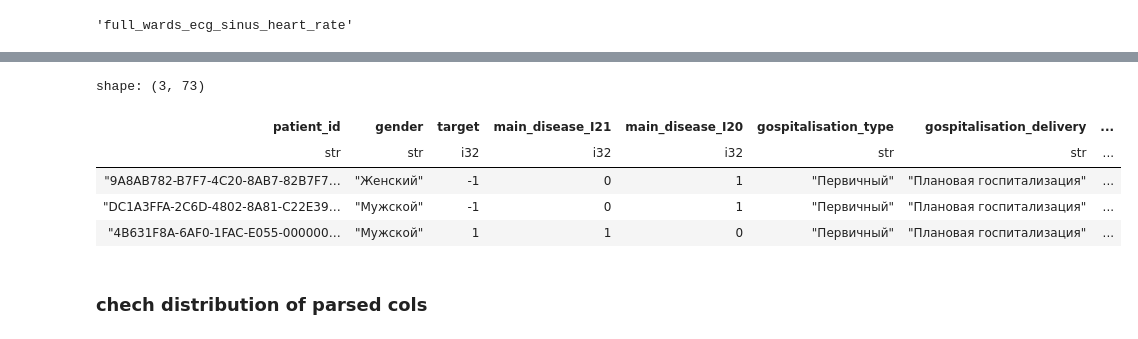
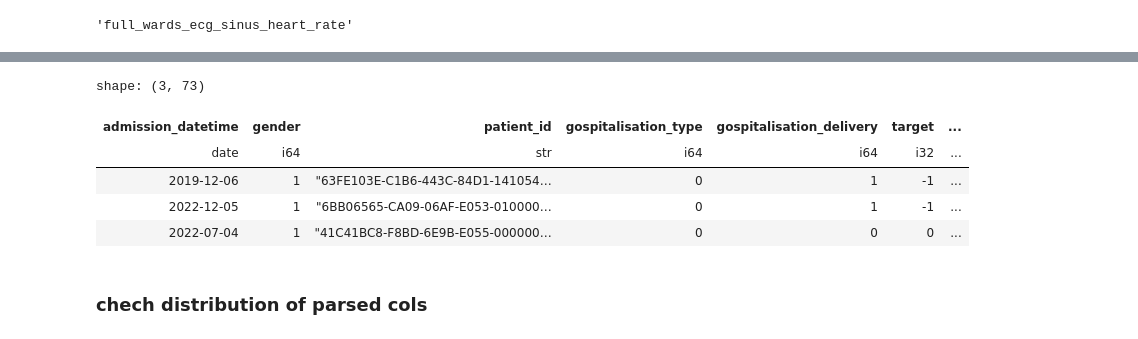
Before and after one commit to KonstantinBurkin/parse-records, a Jupyter notebook: notebooks/7.1_transform_epic_data.ipynb, the cells around one changed output, grey strips where cells are left out. Saved outputs shown, nothing was run; the diff lists cells and outputs as text; code cells hidden in the pictures.

Commit message:
impute data, save processed cols

```diff
--- a/notebooks/7.1_transform_epic_data.ipynb
+++ b/notebooks/7.1_transform_epic_data.ipynb
@@ -941,6 +946,8 @@ cols = [
 ]
 disease_cols_to_keep = list(set(disease_codes_stats.columns) - set(cols))
 labeled_data = labeled_data.drop(cols)
+
+PROCESSED_COLS.extend(disease_cols_to_keep)
 # %% [markdown]
 ### see data
 # %%
@@ -1021,13 +1030,13 @@ labeled_data = labeled_data.with_columns(
     .alias("bmi")
 )
 # %%
-useful_cols.append("bmi")
-useful_cols.pop(useful_cols.index("condition_bmi"))
-useful_cols.pop(useful_cols.index("full_wards_ecg_bmi"))
-useful_cols.pop(useful_cols.index("condition_oxygen_saturation"))
-useful_cols.pop(useful_cols.index("full_wards_ecg_e_a"))
-useful_cols.pop(useful_cols.index("full_wards_ecg_aortic_arch"))
-useful_cols.pop(useful_cols.index("full_wards_ecg_sinus_heart_rate"))
+PROCESSED_COLS.append("bmi")
+PROCESSED_COLS.pop(PROCESSED_COLS.index("condition_bmi"))
+PROCESSED_COLS.pop(PROCESSED_COLS.index("full_wards_ecg_bmi"))
+PROCESSED_COLS.pop(PROCESSED_COLS.index("condition_oxygen_saturation"))
+PROCESSED_COLS.pop(PROCESSED_COLS.index("full_wards_ecg_e_a"))
+PROCESSED_COLS.pop(PROCESSED_COLS.index("full_wards_ecg_aortic_arch"))
+PROCESSED_COLS.pop(PROCESSED_COLS.index("full_wards_ecg_sinus_heart_rate"))
 # %% [output]
 'full_wards_ecg_sinus_heart_rate'
 # %%
@@ -1077,3 +1085,0 @@ shape: (5, 12)
-# %%
-col = "full_wards_ecg_aorta_diameter_valsalva_sinuses"
-# labeled_data[col].unique().head()
@@ -1104,7 +1095,7 @@ cols = [
     "full_wards_ecg_aorta_diameter_valsalva_sinuses",
     "full_wards_ecg_age",
     "full_wards_ecg_heart_rate",
-    "bmi",
+    # "bmi",
 ]
 # %%
 for col in cols:
@@ -1152,13 +1143,13 @@ labeled_data = labeled_data.with_columns(
     .cast(pl.Int64)
 )
 # %%
-labeled_data.select(useful_cols).head(3)
+labeled_data.select(PROCESSED_COLS).head(3)
 # %% [output]
 shape: (3, 73)
-| patient_id | gender | target | main_disease_I21 | main_disease_I20 | gospitalisation_type | gospitalisation_delivery | ... |
-| str | str | i32 | i32 | i32 | str | str | ... |
-| "9A8AB782-B7F7-4C20-8AB7-82B7F7… | "Женский" | -1 | 0 | 1 | "Первичный" | "Плановая госпитализация" | ... |
-| "DC1A3FFA-2C6D-4802-8A81-C22E39… | "Мужской" | -1 | 0 | 1 | "Первичный" | "Плановая госпитализация" | ... |
-| "4B631F8A-6AF0-1FAC-E055-000000… | "Мужской" | 1 | 1 | 0 | "Первичный" | "Плановая госпитализация" | ... |
+| admission_datetime | gender | patient_id | gospitalisation_type | gospitalisation_delivery | target | ... |
+| date | i64 | str | i64 | i64 | i32 | ... |
+| 2019-12-06 | 1 | "63FE103E-C1B6-443C-84D1-141054… | 0 | 1 | -1 | ... |
+| 2022-12-05 | 1 | "6BB06565-CA09-06AF-E053-010000… | 0 | 1 | -1 | ... |
+| 2022-07-04 | 1 | "41C41BC8-F8BD-6E9B-E055-000000… | 0 | 0 | 0 | ... |
 # %% [markdown]
 ### chech distribution of parsed cols
```
Also changed, not shown: parts of 59 cells of this notebook.
